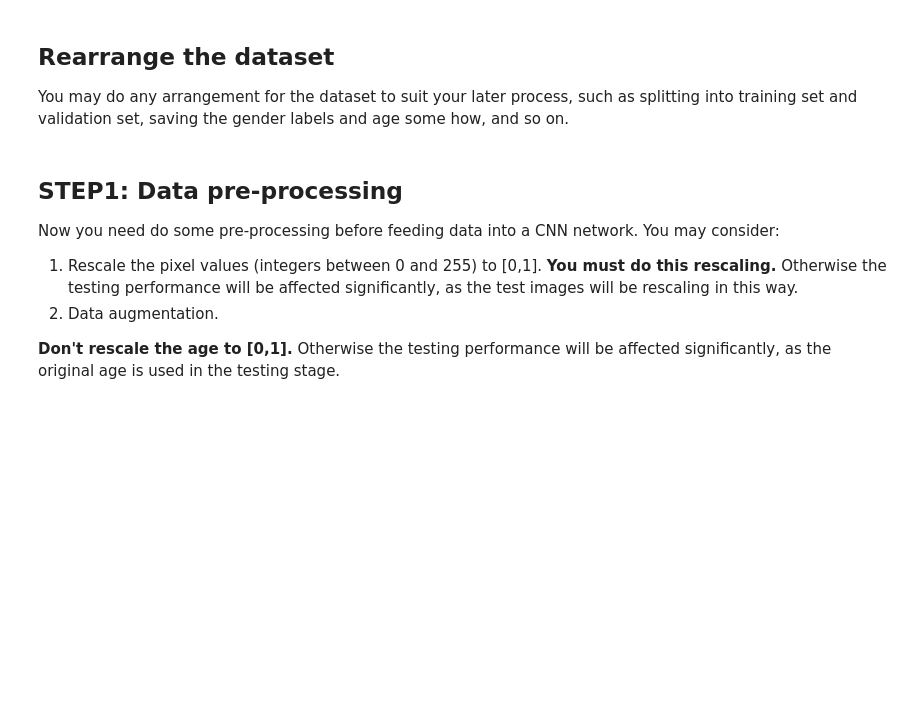
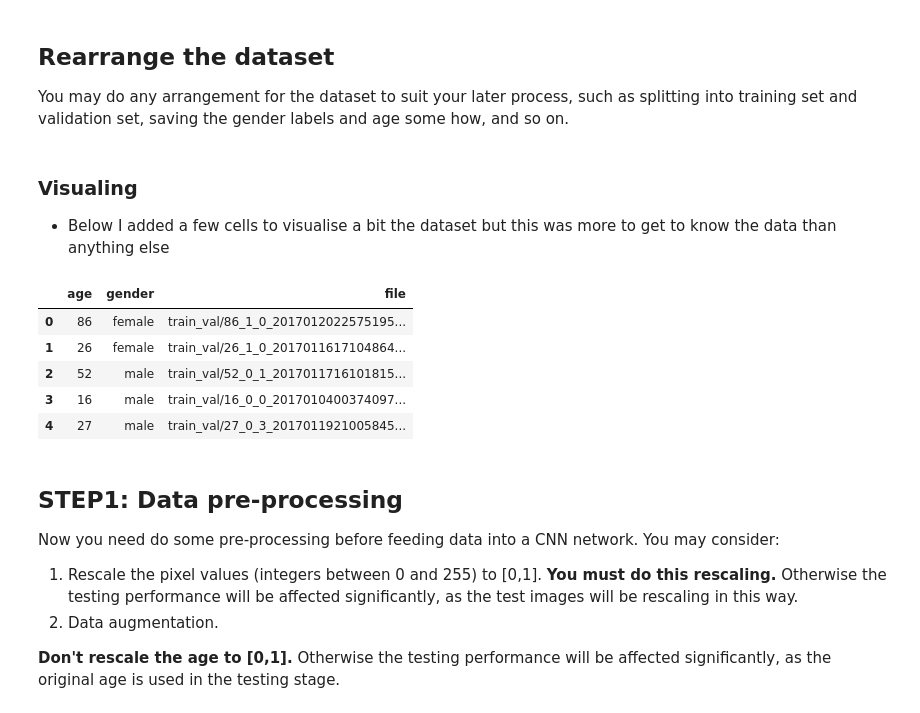
Before and after one commit to arnau01/CM50268-CW1, a Jupyter notebook: age_gender_submit.ipynb, the cells around one changed output. Cells and saved outputs as stored; diff of their text form; code cells hidden in the pictures; blank space fills up the shorter version.

Commit message:
pushing age_gender

```diff
--- a/age_gender_submit.ipynb
+++ b/age_gender_submit.ipynb
@@ -162,3 +128,6 @@ X_train, X_val, y_train_age, y_val_age, y_train_gender, y_val_gender = train_tes
 
 # Save the split data for later use
 np.savez('train_val_test_split.npz', X_train=X_train, X_val=X_val, X_test=X_test, y_train_age=y_train_age, y_val_age=y_val_age, y_test_age=y_test_age, y_train_gender=y_train_gender, y_val_gender=y_val_gender, y_test_gender=y_test_gender)
+# %% [markdown]
+### Visualing
+- Below I added a few cells to visualise a bit the dataset but this was more to get to know the data than anything else
@@ -165,3 +152,41 @@ np.savez('train_val_test_split.npz', X_train=X_train, X_val=X_val, X_test=X_test
+# %%
+def parse_dataset(dataset_path, ext='jpg'):
+    """
+    Used to extract information about our dataset. It iterates over all images and returns a DataFrame with
+    the data (age, gender, and file path) of all files.
+    """
+    def parse_info_from_file(path):
+        """
+        Parse information from a single file
+        """
+        try:
+            filename = os.path.split(path)[1]
+            filename = os.path.splitext(filename)[0]
+            age, gender = filename.split('_')[:2]  # Only extract age and gender, ignore other info
+            return int(age), dataset_dict['gender_id'][int(gender)], path
+        except Exception as ex:
+            return None, None, None
+
+    files = glob.glob(os.path.join(dataset_path, "*.%s" % ext))
+
+    records = []
+    for file in files:
+        age, gender, file_path = parse_info_from_file(file)
+        if age is not None and gender is not None:
+            records.append((age, gender, file_path))
+
+    df = pd.DataFrame(records, columns=['age', 'gender', 'file'])
+    return df
+
+df = parse_dataset(dataset_folder_name)
+df.head()
+# %% [output]
+|  | age | gender | file |
+| 0 | 86 | female | train_val/86_1_0_2017012022575195... |
+| 1 | 26 | female | train_val/26_1_0_2017011617104864... |
+| 2 | 52 | male | train_val/52_0_1_2017011716101815... |
+| 3 | 16 | male | train_val/16_0_0_2017010400374097... |
+| 4 | 27 | male | train_val/27_0_3_2017011921005845... |
 # %% [markdown]
 ## STEP1: Data pre-processing
 Now you need do some pre-processing before feeding data into a CNN network. You may consider:
```
Also changed, not shown: parts of 33 cells of this notebook, 1 other file.
